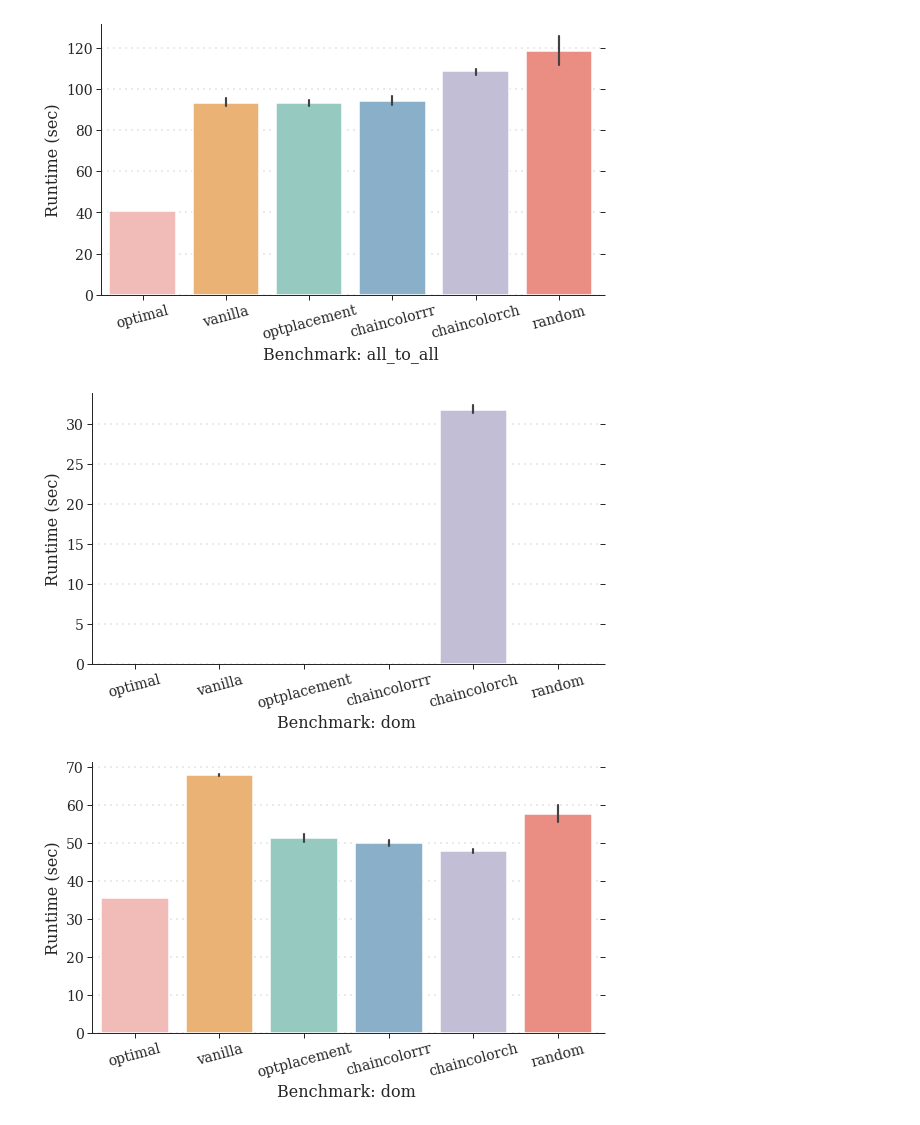
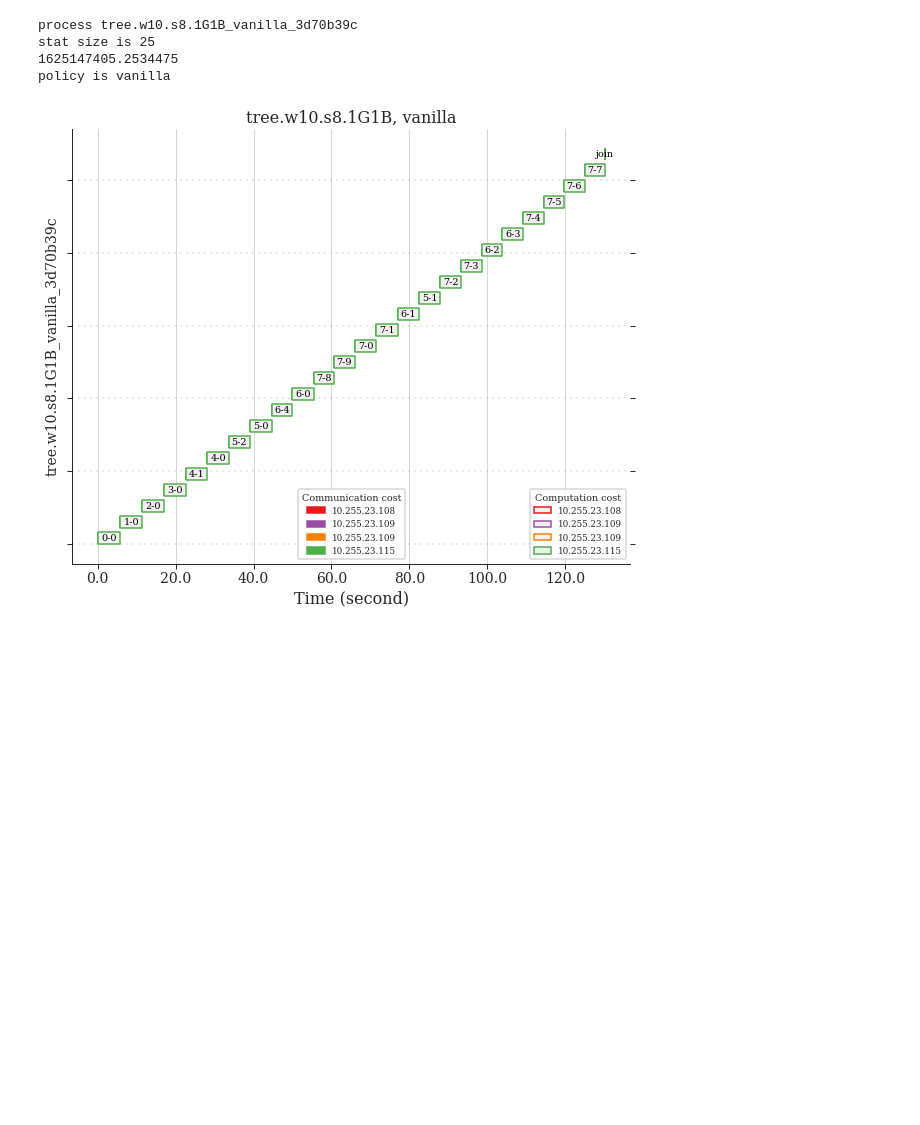
Before and after one commit to KarizCache/serverless, a Jupyter notebook: ipythons/executions.ipynb, the cells around one changed output. Cells and saved outputs as stored; diff of their text form; code cells hidden in the pictures; blank space fills up the shorter version.

```diff
--- a/ipythons/executions.ipynb
+++ b/ipythons/executions.ipynb
@@ -255,7 +255,7 @@ def plot_graph(g):
 
         dg.edge(f'{sname}, color({g.vp.icolor[e.source()] if "chaincolor" in policy else "-"})',
                 f'{tname}, color({g.vp.icolor[e.target()] if "chaincolor" in policy else "-"})')
-    dg.view(f'/local0/serverless/serverless-sim/results/{b}', quiet=False)
+    dg.view(f'/local0/serverless/serverless/ipythons/plots/{b}', quiet=False)
 
 
 def plot_graph2(g):
@@ -282,7 +282,7 @@ def plot_graph2(g):
         dg.edge(f'{sname}',
                 f'{tname}')
 
-    dg.view(f'/local0/serverless/serverless-sim/results/{b.split("_")[0]}', quiet=False)
+    dg.view(f'/local0/serverless/serverless/ipythons/plots/{b.split("_")[0]}', quiet=False)
 
 
 
@@ -291,8 +291,8 @@ def format_xticks(x, pos=None):
     #return str(int(x*1000))
 
 def plot_gannt_chart(tasks, benchmark):
-    _max = df['runtime'].max()
-    print(benchmark, df['runtime'].max())
+    #_max = df['runtime'].max()
+    #print(benchmark, df['runtime'].max())
     sns.set_style("ticks")
     sns.set_context("paper", font_scale=1)
     sns.set_context(rc = {'patch.linewidth': 1.5, 'patch.color': 'black'})
@@ -310,7 +310,7 @@ def plot_gannt_chart(tasks, benchmark):
     ax.yaxis.set_ticks_position('both')
     ax.xaxis.set_major_formatter(ticker.FuncFormatter(format_xticks))
     ax.set_yticklabels([])
-    ax.set_xlim([0, _max])
+    #ax.set_xlim([0, _max])
 
     # Setting graph attribute
     ax.grid(True)
@@ -364,11 +364,11 @@ def plot_gannt_chart(tasks, benchmark):
     leg2.legendHandles[2].set_facecolor('#f0f0f0')
     leg2.legendHandles[3].set_facecolor('#f0f0f0')
 
-    end_2_end = df[df['exp'] == benchmark]['runtime']
-    ax.vlines(end_2_end, ymin=0, ymax=base, label = end_2_end, linestyles='--', color='#bdbdbd')
+    #end_2_end = df[df['exp'] == benchmark]['runtime']
+    #ax.vlines(end_2_end, ymin=0, ymax=base, label = end_2_end, linestyles='--', color='#bdbdbd')
 
     ax.add_artist(leg1)
-    fig.savefig(f'{os.path.join("/local0/serverless/serverless-sim/results",benchmark)}.gannt.png',
+    fig.savefig(f'{os.path.join("/local0/serverless/serverless/ipythons/plots",benchmark)}.gannt.png',
                 format='png', dpi=200)
     plt.show()
 
@@ -383,49 +383,51 @@ def plot_runtime(name, df):
     fig, ax = plt.subplots(figsize=(8,5))
     sns.barplot(x='scheduler', y='runtime', #, hue = 'scheduler',
                 order = ['optimal', 'vanilla', 'optplacement', 'chaincolorrr', 'chaincolorch', 'random'],
                 palette = ['#fbb4ae','#fdb462', '#8dd3c7', '#80b1d3', '#bebada' , '#fb8072'],
                 data=df, ax=ax)
     sns.despine()
 
     ax.yaxis.grid(color='#99999910', linestyle=(0, (5, 10)), linewidth=0.4)
 
     ax.set_axisbelow(True)
     ax.tick_params(axis='x', which='major', labelsize=14, rotation=15)
     ax.tick_params(axis='y', which='major', labelsize=14)
     ax.yaxis.set_ticks_position('both')
 
     ax.set_ylabel('Runtime (sec)', fontsize=16)
     ax.set_xlabel(f'Benchmark: {df["benchmark"].unique()[0]}', fontsize=16)
     #ax.legend(fontsize=14, ncol=3)
 
     plt.tight_layout()
     fig.savefig(f'/local0/serverless/serverless-sim/results/runtime_{name}.png',
                     format='png', dpi=200)
     plt.show()
 
 
-dt = pd.read_csv('/local0/serverless/task-bench/dask/stats.csv')
-dt.head(5)
+#dt = pd.read_csv('/local0/serverless/task-bench/dask/stats.csv')
+#dt.head(5)
+#gdf = dt.groupby('name')
 
-gdf = dt.groupby('name')
-benchmarks = get_benchmarks()
+benchmarks = ['tree.w10.s8.1G1B_vanilla_3d70b39c'] #get_benchmarks()
 
-for name, df in gdf:
-    plot_runtime(name, df)
-    continue
+#for name, df in gdf:
+    #plot_runtime(name, df)
+    #continue
     #if 'spread' not in name: continue
-    for b in benchmarks:
-        if name not in b: continue
-        task_style = {}
-        color_assignment(b, task_style)
-        g = build_graph(b, task_style)
-        tasks = update_runtime_state(b, g, task_style)
-        plot_graph(g)
-        plot_graph2(g)
-        plot_gannt_chart(tasks, b)
+for b in benchmarks:
+    #if name not in b: continue
+    task_style = {}
+    color_assignment(b, task_style)
+    g = build_graph(b, task_style)
+    tasks = update_runtime_state(b, g, task_style)
+    plot_graph(g)
+    plot_graph2(g)
+    plot_gannt_chart(tasks, b)
         #break
     #break
 # %% [output]
+process tree.w10.s8.1G1B_vanilla_3d70b39c
+stat size is 25
+1625147405.2534475
+policy is vanilla
-[figure, old version]
+[figure, new version]
-[figure, removed]
-[figure, removed]
```
Also changed, not shown: parts of 4 cells of this notebook, 33 other files.
